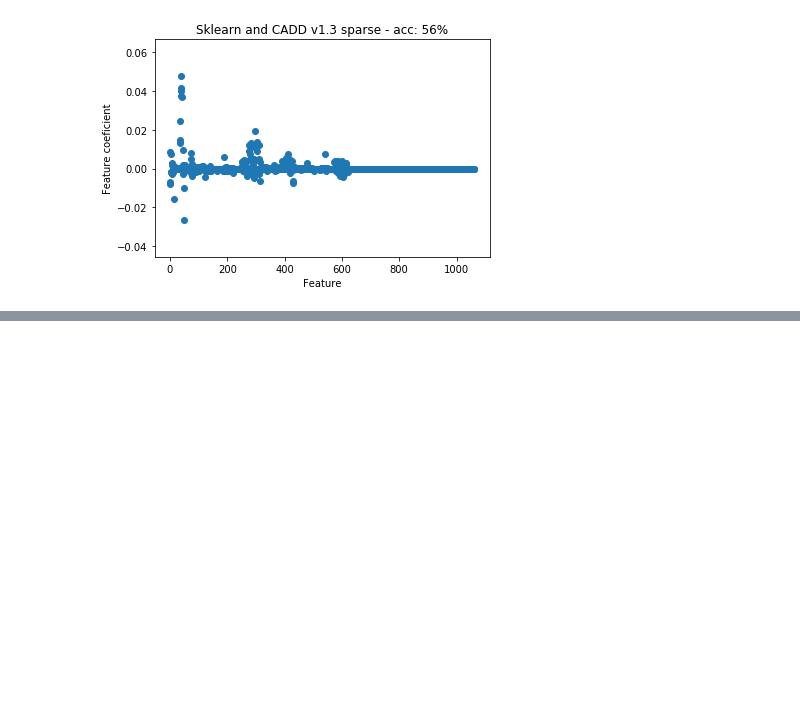
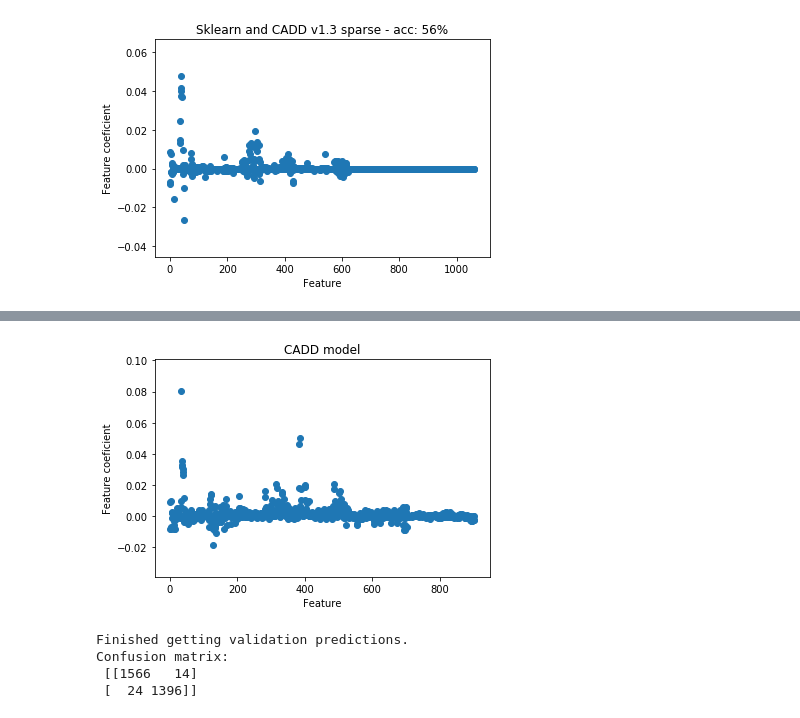
Before and after one commit to dansimancas/kipoi-cadd, a Jupyter notebook: src/02_retrain_cadd_v1.4/04_Debug_training.ipynb, the cells around one changed output, grey strips where cells are left out. Saved outputs shown, nothing was run; the diff lists cells and outputs as text; code cells hidden in the pictures; blank space fills up the shorter version.

```diff
--- a/src/02_retrain_cadd_v1.4/04_Debug_training.ipynb
+++ b/src/02_retrain_cadd_v1.4/04_Debug_training.ipynb
@@ -36,0 +95,40 @@ plt.show()
+# %%
+# Load model
+plt.scatter(range(model_cadd.coef_.shape[1]), model_cadd.coef_.ravel());
+plt.xlabel("Feature")
+plt.ylabel("Feature coeficient")
+plt.title("CADD model")
+plt.show()
+# %% [output]
+[figure, added]
+# %%
+from kipoi.data_utils import numpy_collate_concat
+from sklearn.metrics import confusion_matrix
+from tqdm import tqdm
+
+# Evaluate
+lpreds = []
+llabels = []
+for inputs, targets in tqdm(validation_ds.batch_train_iter(cycle=False,
+                                                           num_workers=1,
+                                                           batch_size=batch_size),
+                            total=len(validation_ds) // batch_size
+                            ):
+    pre = model.predict_on_batch(inputs).ravel()
+    lpreds.append(pre)
+    llabels.append(targets)
+print("Finished getting validation predictions.")
+preds = numpy_collate_concat(lpreds)
+labels = numpy_collate_concat(llabels)
+del lpreds
+del llabels
+
+# print("labels", labels[:10])
+# print("preds", preds[:10], preds[:10].ravel())
+
+print("Confusion matrix:\n", confusion_matrix(labels, preds.round()))
+# %% [output]
+Finished getting validation predictions.
+Confusion matrix:
+ [[1566   14]
+ [  24 1396]]
```
Also changed, not shown: parts of 7 cells of this notebook, 14 other files.
